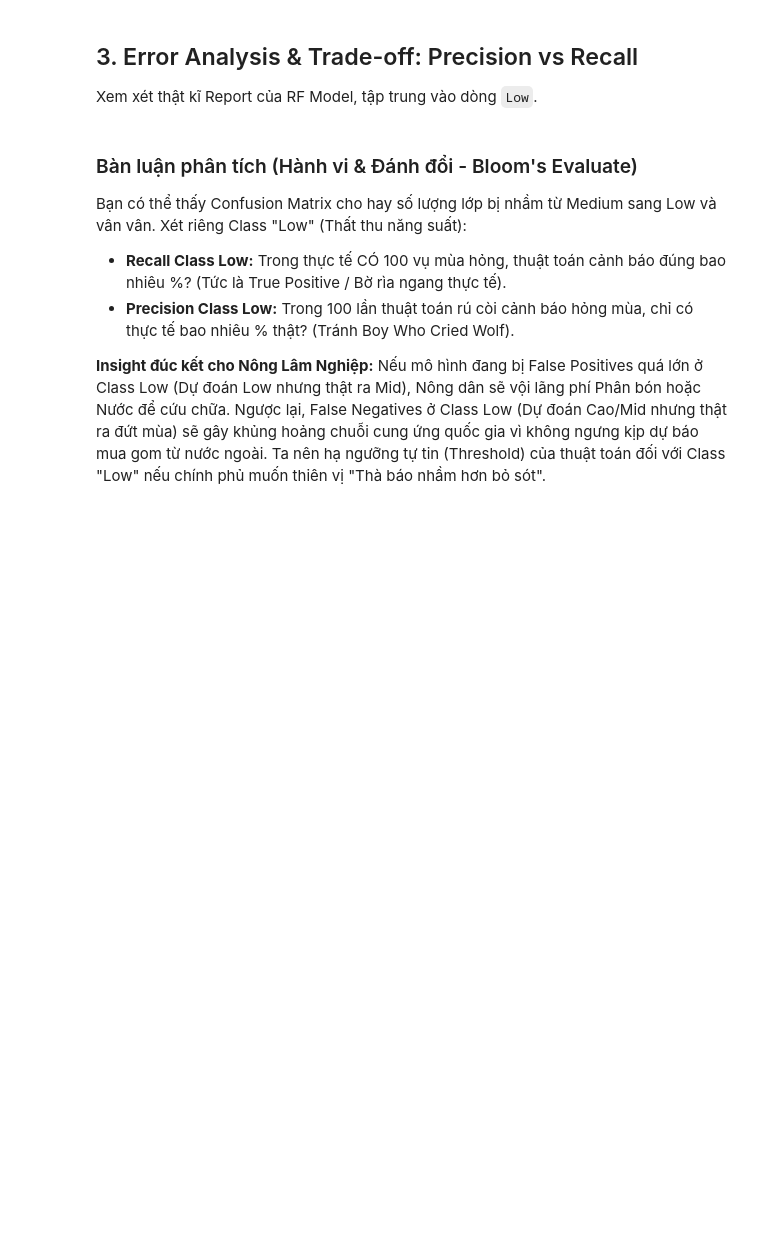
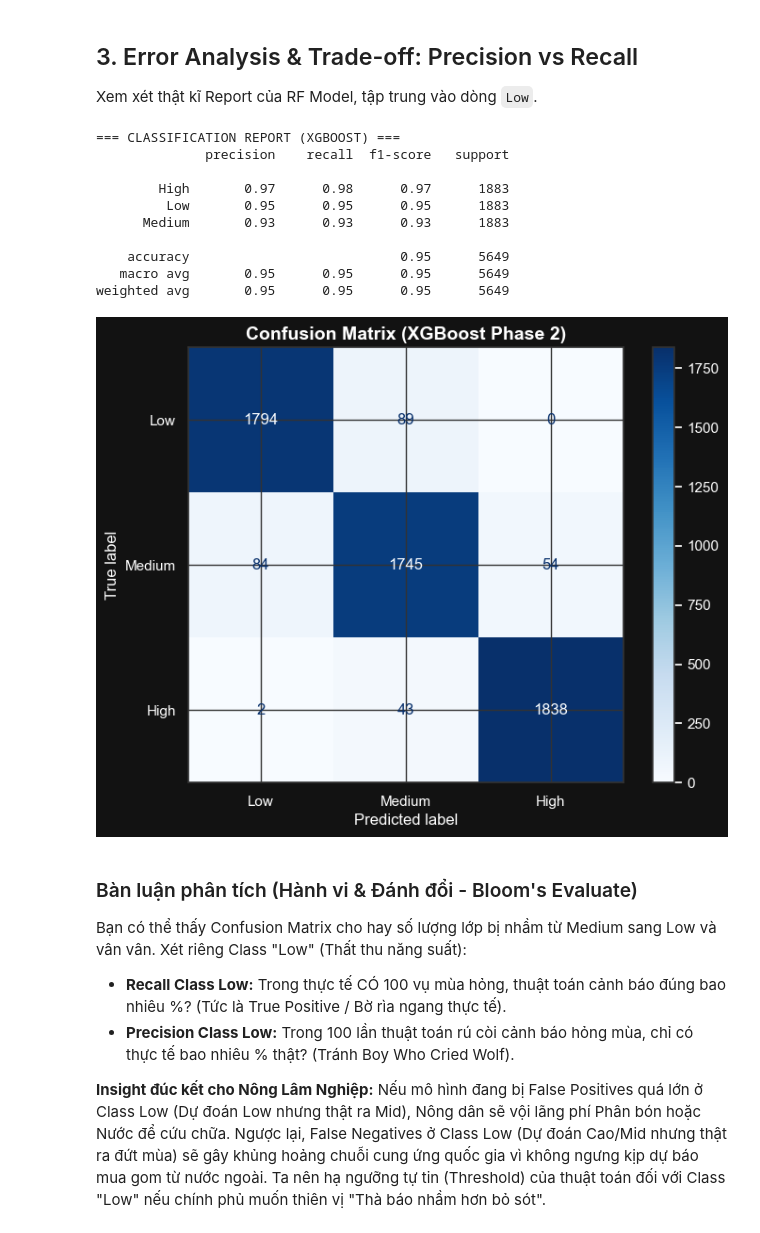
Before and after one commit to Duc13022005/Crop-Yield-Prediction, a Jupyter notebook: notebooks/03_modeling_classification_executed.ipynb, the cells around one changed output. Saved outputs shown, nothing was run; the diff lists cells and outputs as text; code cells hidden in the pictures; blank space fills up the shorter version.

Commit message:
update report, regression models

```diff
--- a/notebooks/03_modeling_classification_executed.ipynb
+++ b/notebooks/03_modeling_classification_executed.ipynb
@@ -25,6 +23,8 @@ warnings.filterwarnings('ignore')
 from sklearn.model_selection import train_test_split
 from sklearn.linear_model import LogisticRegression
 from sklearn.ensemble import RandomForestClassifier
+from xgboost import XGBClassifier
+from sklearn.preprocessing import LabelEncoder
 from sklearn.metrics import classification_report, f1_score, confusion_matrix, ConfusionMatrixDisplay
 
 sns.set_theme(style="darkgrid", rc={"axes.facecolor":"#121212", "figure.facecolor":"#121212",
@@ -37,13 +37,21 @@ with open("../configs/params.yaml", "r") as f:
     config = yaml.safe_load(f)
 
 # Load data đã chuẩn hoá cho Mô hình
-df_model = pd.read_csv(os.path.join(config['data']['processed_path'], "scaled_data.csv"))
+df_model = pd.read_csv(os.path.join("../" + config['data']['processed_path'], "scaled_data.csv"))
 # %% [markdown]
 ## 1. Rời rạc hoá biến Mục tiêu (Target Discretization)
 Biến đổi biến Yield liên tục thành class bằng Quantile (Mỗi class 33% Data). Bằng cách này ta tránh được Class Imbalance cực độ.
 Lưu ý: Các Features input (Nhiệt độ, Mưa, Thuốc, Area) đã được Scaling Z-score từ NB01. Ta tập trung vào 3 features số đầu vào: Rainfall, Pesticides, Avg_Temperature vì Area đang bị mã hóa ở One-hot quá lãng phí. Để có base tốt, ta sẽ chỉ dùng yếu tố khí hậu + hóa chất tĩnh.
 # %%
-features = ['Rainfall', 'Avg_Temperature', 'Pesticides']
+# Tạo thêm Đặc trưng mới (Feature Extraction) dựa trên Insight khai phá
+df_model['Climate_Stress'] = df_model['Avg_Temperature'] - df_model['Rainfall']
+df_model['Tropical_Index'] = df_model['Avg_Temperature'] * df_model['Rainfall']
+
+from sklearn.preprocessing import LabelEncoder
+df_model['Area_Encoded'] = LabelEncoder().fit_transform(df_model['Area'])
+df_model['Item_Encoded'] = LabelEncoder().fit_transform(df_model['Item'])
+
+features = ['Rainfall', 'Avg_Temperature', 'Pesticides', 'Climate_Stress', 'Tropical_Index', 'Area_Encoded', 'Item_Encoded']
 X = df_model[features]
 
 # Định nghĩa target (Yield -> Low, Medium, High)
@@ -75,6 +81,6 @@ Name: proportion, dtype: float64
 # %%
 # 1. BASELINE: Logistic Regression
-baseline_model = LogisticRegression(random_state=config['project']['random_seed'], multi_class='multinomial')
+baseline_model = LogisticRegression(random_state=config['project']['random_seed'])
 baseline_model.fit(X_train, y_train)
 y_pred_base = baseline_model.predict(X_test)
 base_f1_macro = f1_score(y_test, y_pred_base, average='macro')
@@ -85,7 +91,19 @@ rf_model.fit(X_train, y_train)
 y_pred_rf = rf_model.predict(X_test)
 rf_f1_macro = f1_score(y_test, y_pred_rf, average='macro')
 
+# 3. ADVANCED MODEL: XGBoost (Phase 2 Enhancement)
+le = LabelEncoder()
+y_train_enc = le.fit_transform(y_train)
+y_test_enc = le.transform(y_test)
+
+xgb_model = XGBClassifier(n_estimators=300, random_state=config['project']['random_seed'], max_depth=6)
+xgb_model.fit(X_train, y_train_enc)
+y_pred_xgb_enc = xgb_model.predict(X_test)
+y_pred_xgb = le.inverse_transform(y_pred_xgb_enc)
+xgb_f1_macro = f1_score(y_test, y_pred_xgb, average='macro')
+
 print("=== SO SÁNH F1-MACRO ===")
 print(f"Baseline (Logistic Regression): {base_f1_macro:.4f}")
 print(f"Strong (Random Forest)        : {rf_f1_macro:.4f}")
+print(f"Advanced (XGBoost 300 estimators): {xgb_f1_macro:.4f}")
 # %% [output]
@@ -96,17 +117,29 @@ TypeError: LogisticRegression.__init__() got an unexpected keyword argument 'mul
 ## 3. Error Analysis & Trade-off: Precision vs Recall
 Xem xét thật kĩ Report của RF Model, tập trung vào dòng `Low`.
 # %%
-print("\n=== CLASSIFICATION REPORT (RANDOM FOREST) ===")
-print(classification_report(y_test, y_pred_rf))
+print("\n=== CLASSIFICATION REPORT (XGBOOST) ===")
+print(classification_report(y_test, y_pred_xgb))
 
 # Vẽ Confusion Matrix đẹp
 fig, ax = plt.subplots(figsize=(8, 6))
-cm = confusion_matrix(y_test, y_pred_rf, labels=['Low', 'Medium', 'High'])
+cm = confusion_matrix(y_test, y_pred_xgb, labels=['Low', 'Medium', 'High'])
 disp = ConfusionMatrixDisplay(confusion_matrix=cm, display_labels=['Low', 'Medium', 'High'])
 disp.plot(cmap='Blues', ax=ax, values_format='d')
-plt.title("Confusion Matrix (RF)", fontsize=14, fontweight='bold')
-plt.savefig("../outputs/figures/classification_rf_cm.png", dpi=300, bbox_inches='tight')
+plt.title("Confusion Matrix (XGBoost Phase 2)", fontsize=14, fontweight='bold')
+plt.savefig("../outputs/figures/classification_xgb_cm.png", dpi=300, bbox_inches='tight')
 plt.show()
+# %% [output]
+=== CLASSIFICATION REPORT (XGBOOST) ===
+              precision    recall  f1-score   support
+
+        High       0.97      0.98      0.97      1883
+         Low       0.95      0.95      0.95      1883
+      Medium       0.93      0.93      0.93      1883
+
+    accuracy                           0.95      5649
+   macro avg       0.95      0.95      0.95      5649
+weighted avg       0.95      0.95      0.95      5649
+[figure, added]
 # %% [markdown]
 ### Bàn luận phân tích (Hành vi & Đánh đổi - Bloom's Evaluate)
 
```
Also changed, not shown: parts of 3 cells of this notebook, 25 other files.
